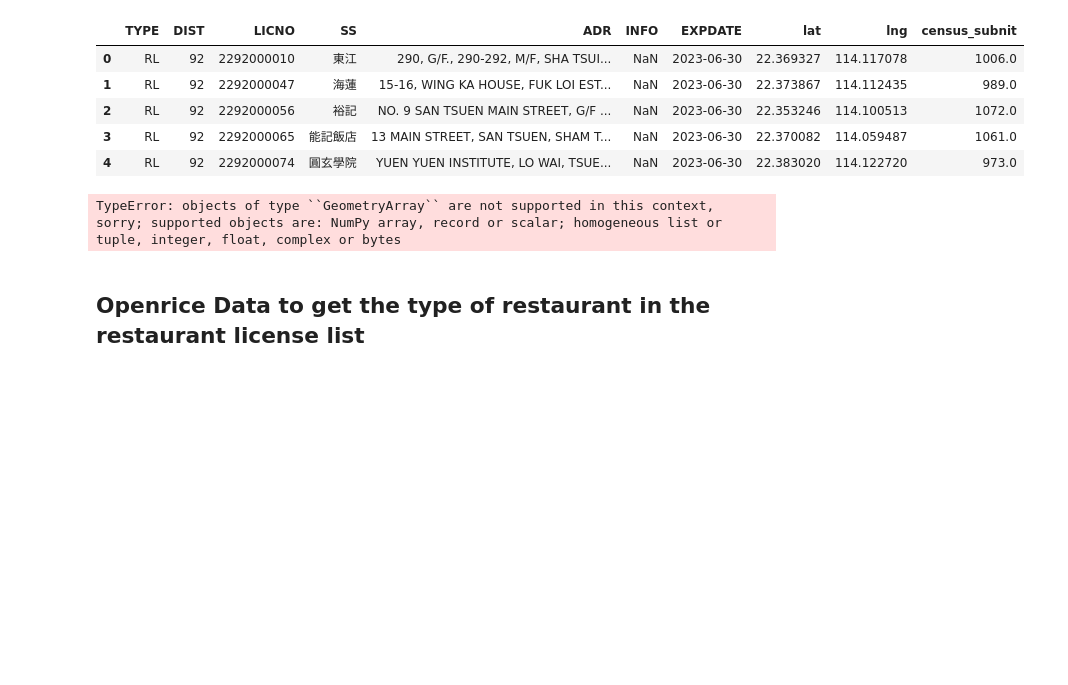
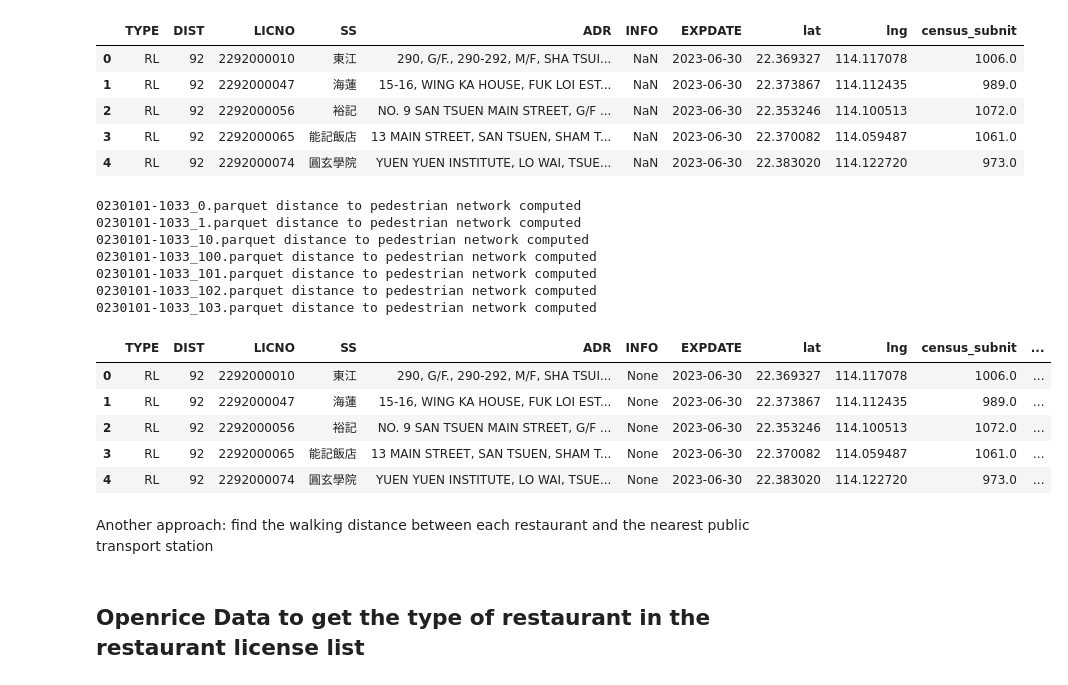
Before and after one commit to OTDHO000/beckyCOM6101_Group_Project, a Jupyter notebook: COM6101.ipynb, the cells around one changed output. Cells and saved outputs as stored; diff of their text form; code cells hidden in the pictures; blank space fills up the shorter version.

```diff
--- a/COM6101.ipynb
+++ b/COM6101.ipynb
@@ -569,18 +543,37 @@ class distance_to_pedestrian_network:
         restaurant = gpd.GeoDataFrame(restaurant, geometry='geometry')
         # compute the distance to the nearest pedestrian network from each restaurant
         restaurant['nearest_pedestrian(in m)'] = restaurant['geometry'].apply(lambda x: ox.distance.nearest_edges(P, x.y, x.x, return_dist=True)[1])
-        # convert dtype of nearest_pedestrian(in m) to float
-        restaurant['nearest_pedestrian(in m)'] = restaurant['nearest_pedestrian(in m)'].astype('float')
+        # remove restaurant['geometry'] to save space
+        restaurant = restaurant.drop(columns=['geometry'])
         # export the distance to pedestrian network to csv, named as the file name of the original restaurant csv file to output_folder
         if not os.path.exists(self.output_folder):
             os.makedirs(self.output_folder, exist_ok=True)
-        return restaurant.to_parquet(self.output_folder + self.restaurant_name, engine='fastparquet'), print(f"{self.restaurant_name} distance to pedestrian network computed")
+        return restaurant.to_parquet(self.output_folder + self.restaurant_name, engine='pyarrow'), print(f"{self.restaurant_name} distance to pedestrian network computed")
 
 # loop all the restaurant csv files in folder restaurant-info-hk/geo_mapped, and compute the distance to the nearest road network
-restaurant_path = 'data/restaurant_license/geo_mapped/petrated_hdf5/'
-output_folder = 'data/restaurant_license/geo_mapped/petrated_hdf5/'
+restaurant_path = 'data/restaurant_license/geo_mapped/petrated_parquet/'
+output_folder = 'data/restaurant_license/geo_mapped/petrated_parquet_pedestrian/'
 
 for restaurant_name in os.listdir(restaurant_path):
     distance_to_pedestrian_network(P, restaurant_path + restaurant_name, output_folder).compute()
 # %% [output]
-TypeError: objects of type ``GeometryArray`` are not supported in this context, sorry; supported objects are: NumPy array, record or scalar; homogeneous list or tuple, integer, float, complex or bytes
+0230101-1033_0.parquet distance to pedestrian network computed
+0230101-1033_1.parquet distance to pedestrian network computed
+0230101-1033_10.parquet distance to pedestrian network computed
+0230101-1033_100.parquet distance to pedestrian network computed
+0230101-1033_101.parquet distance to pedestrian network computed
+0230101-1033_102.parquet distance to pedestrian network computed
+0230101-1033_103.parquet distance to pedestrian network computed
+# %%
+# preview the result
+df = pd.read_parquet('data/restaurant_license/geo_mapped/petrated_parquet_pedestrian/0230101-1033_0.parquet', engine='pyarrow')
+df.head()
+# %% [output]
+|  | TYPE | DIST | LICNO | SS | ADR | INFO | EXPDATE | lat | lng | census_subnit | ... |
+| 0 | RL | 92 | 2292000010 | 東江 | 290, G/F., 290-292, M/F, SHA TSUI... | None | 2023-06-30 | 22.369327 | 114.117078 | 1006.0 | ... |
+| 1 | RL | 92 | 2292000047 | 海蓮 | 15-16, WING KA HOUSE, FUK LOI EST... | None | 2023-06-30 | 22.373867 | 114.112435 | 989.0 | ... |
+| 2 | RL | 92 | 2292000056 | 裕記 | NO. 9 SAN TSUEN MAIN STREET, G/F ... | None | 2023-06-30 | 22.353246 | 114.100513 | 1072.0 | ... |
+| 3 | RL | 92 | 2292000065 | 能記飯店 | 13 MAIN STREET, SAN TSUEN, SHAM T... | None | 2023-06-30 | 22.370082 | 114.059487 | 1061.0 | ... |
+| 4 | RL | 92 | 2292000074 | 圓玄學院 | YUEN YUEN INSTITUTE, LO WAI, TSUE... | None | 2023-06-30 | 22.383020 | 114.122720 | 973.0 | ... |
+# %% [markdown]
+Another approach: find the walking distance between each restaurant and the nearest public transport station
```
Also changed, not shown: parts of 3 cells of this notebook, 19 other files.
